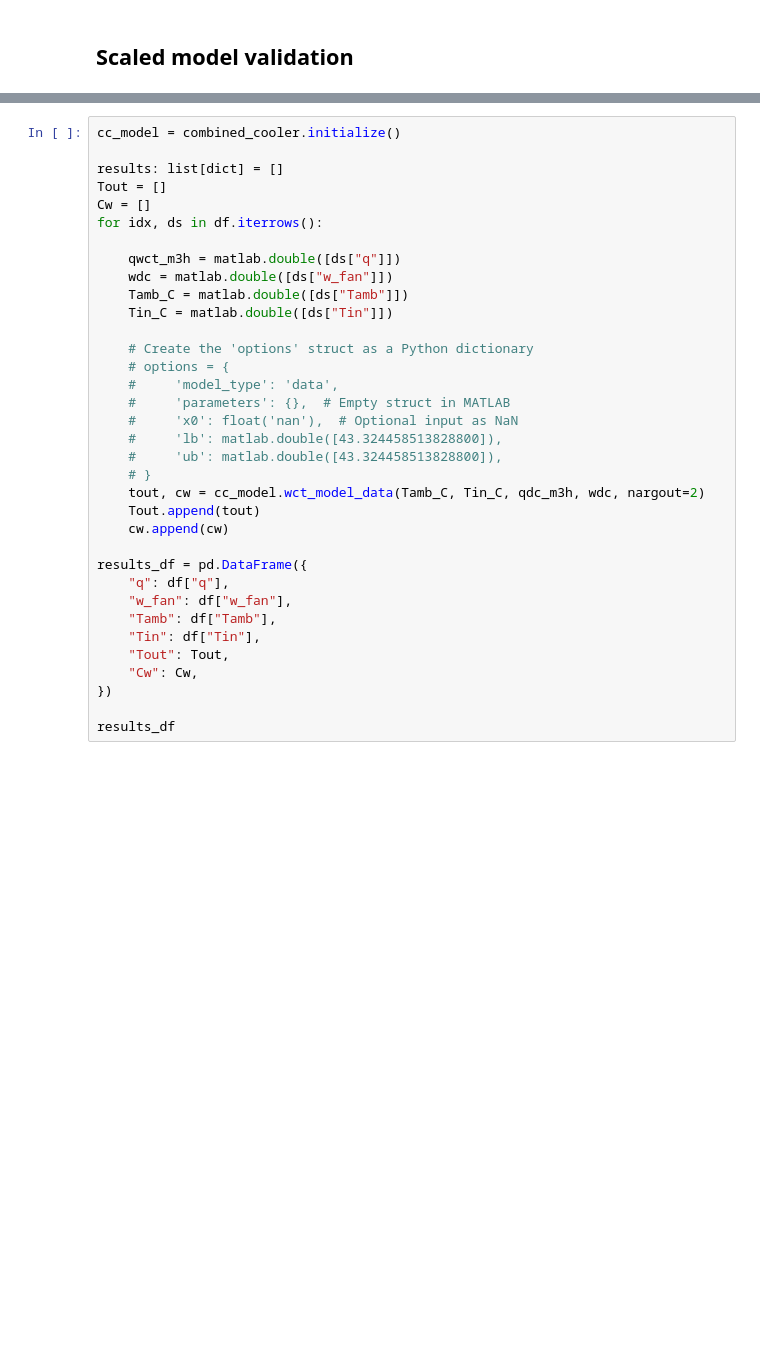
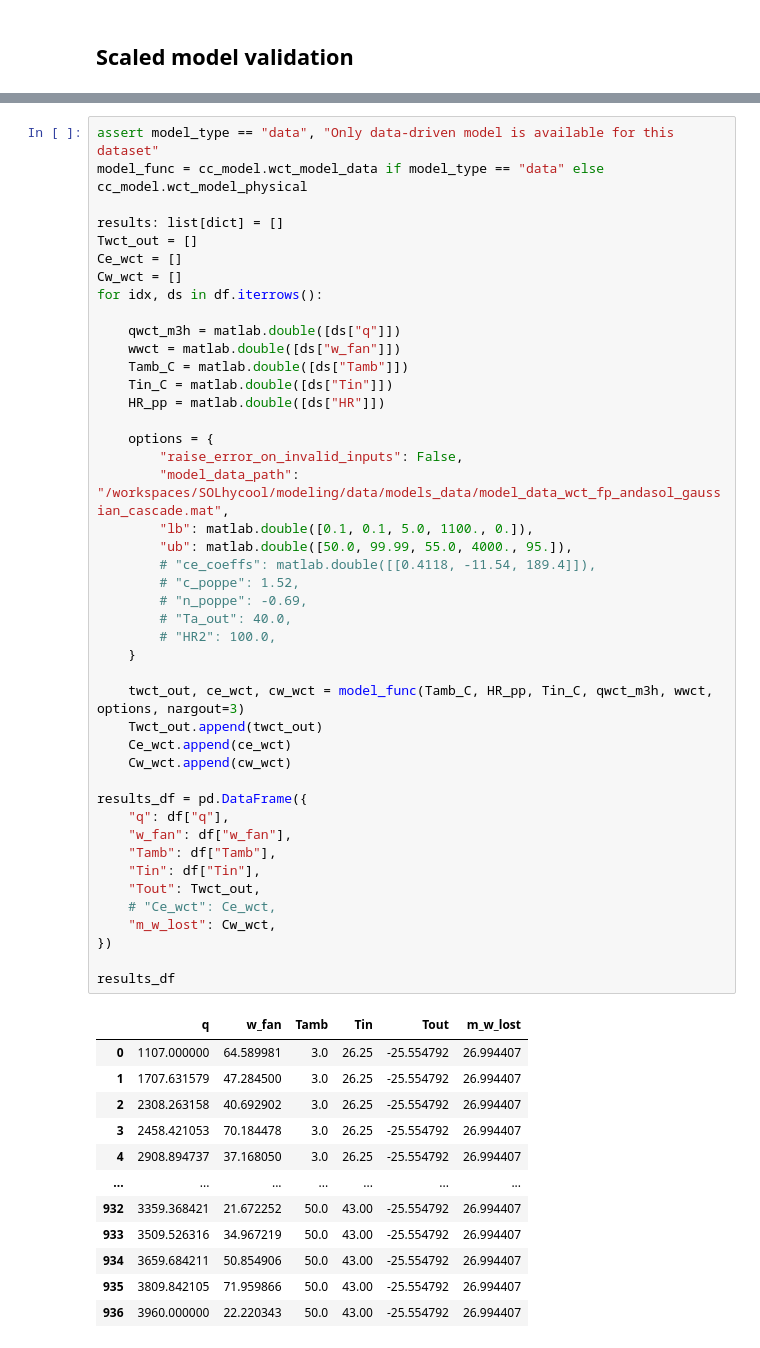
Before and after one commit to juan11iguel/SOLhycool, a Jupyter notebook: modeling/notebooks/wet_cooler_validation.ipynb, the cells around one changed output, grey strips where cells are left out. Cells and saved outputs as stored; diff of their text form; blank space fills up the shorter version.

```diff
--- a/modeling/notebooks/wet_cooler_validation.ipynb
+++ b/modeling/notebooks/wet_cooler_validation.ipynb
@@ -84,35 +163,57 @@ df_ref
 # %%
-cc_model = combined_cooler.initialize()
+assert model_type == "data", "Only data-driven model is available for this dataset"
+model_func = cc_model.wct_model_data if model_type == "data" else cc_model.wct_model_physical
 
 results: list[dict] = []
-Tout = []
-Cw = []
+Twct_out = []
+Ce_wct = []
+Cw_wct = []
 for idx, ds in df.iterrows():
 
     qwct_m3h = matlab.double([ds["q"]])
-    wdc = matlab.double([ds["w_fan"]])
+    wwct = matlab.double([ds["w_fan"]])
     Tamb_C = matlab.double([ds["Tamb"]])
     Tin_C = matlab.double([ds["Tin"]])
+    HR_pp = matlab.double([ds["HR"]])
 
-    # Create the 'options' struct as a Python dictionary
-    # options = {
-    #     'model_type': 'data',
-    #     'parameters': {},  # Empty struct in MATLAB
-    #     'x0': float('nan'),  # Optional input as NaN
-    #     'lb': matlab.double([43.324458513828800]),
-    #     'ub': matlab.double([43.324458513828800]),
-    # }
-    tout, cw = cc_model.wct_model_data(Tamb_C, Tin_C, qdc_m3h, wdc, nargout=2)
-    Tout.append(tout)
-    cw.append(cw)
+    options = {
+        "raise_error_on_invalid_inputs": False,
+        "model_data_path": "/workspaces/SOLhycool/modeling/data/models_data/model_data_wct_fp_andasol_gaussian_cascade.mat",
+        "lb": matlab.double([0.1, 0.1, 5.0, 1100., 0.]),
+        "ub": matlab.double([50.0, 99.99, 55.0, 4000., 95.]),
+        # "ce_coeffs": matlab.double([[0.4118, -11.54, 189.4]]),
+        # "c_poppe": 1.52,
+        # "n_poppe": -0.69,
+        # "Ta_out": 40.0,
+        # "HR2": 100.0,
+    }
+
+    twct_out, ce_wct, cw_wct = model_func(Tamb_C, HR_pp, Tin_C, qwct_m3h, wwct, options, nargout=3)
+    Twct_out.append(twct_out)
+    Ce_wct.append(ce_wct)
+    Cw_wct.append(cw_wct)
 
 results_df = pd.DataFrame({
     "q": df["q"],
     "w_fan": df["w_fan"],
     "Tamb": df["Tamb"],
     "Tin": df["Tin"],
-    "Tout": Tout,
-    "Cw": Cw,
+    "Tout": Twct_out,
+    # "Ce_wct": Ce_wct,
+    "m_w_lost": Cw_wct,
 })
 
 results_df
+# %% [output]
+|  | q | w_fan | Tamb | Tin | Tout | m_w_lost |
+| 0 | 1107.000000 | 64.589981 | 3.0 | 26.25 | -25.554792 | 26.994407 |
+| 1 | 1707.631579 | 47.284500 | 3.0 | 26.25 | -25.554792 | 26.994407 |
+| 2 | 2308.263158 | 40.692902 | 3.0 | 26.25 | -25.554792 | 26.994407 |
+| 3 | 2458.421053 | 70.184478 | 3.0 | 26.25 | -25.554792 | 26.994407 |
+| 4 | 2908.894737 | 37.168050 | 3.0 | 26.25 | -25.554792 | 26.994407 |
+| ... | ... | ... | ... | ... | ... | ... |
+| 932 | 3359.368421 | 21.672252 | 50.0 | 43.00 | -25.554792 | 26.994407 |
+| 933 | 3509.526316 | 34.967219 | 50.0 | 43.00 | -25.554792 | 26.994407 |
+| 934 | 3659.684211 | 50.854906 | 50.0 | 43.00 | -25.554792 | 26.994407 |
+| 935 | 3809.842105 | 71.959866 | 50.0 | 43.00 | -25.554792 | 26.994407 |
+| 936 | 3960.000000 | 22.220343 | 50.0 | 43.00 | -25.554792 | 26.994407 |
```
Also changed, not shown: parts of 12 cells of this notebook, 25 other files.
